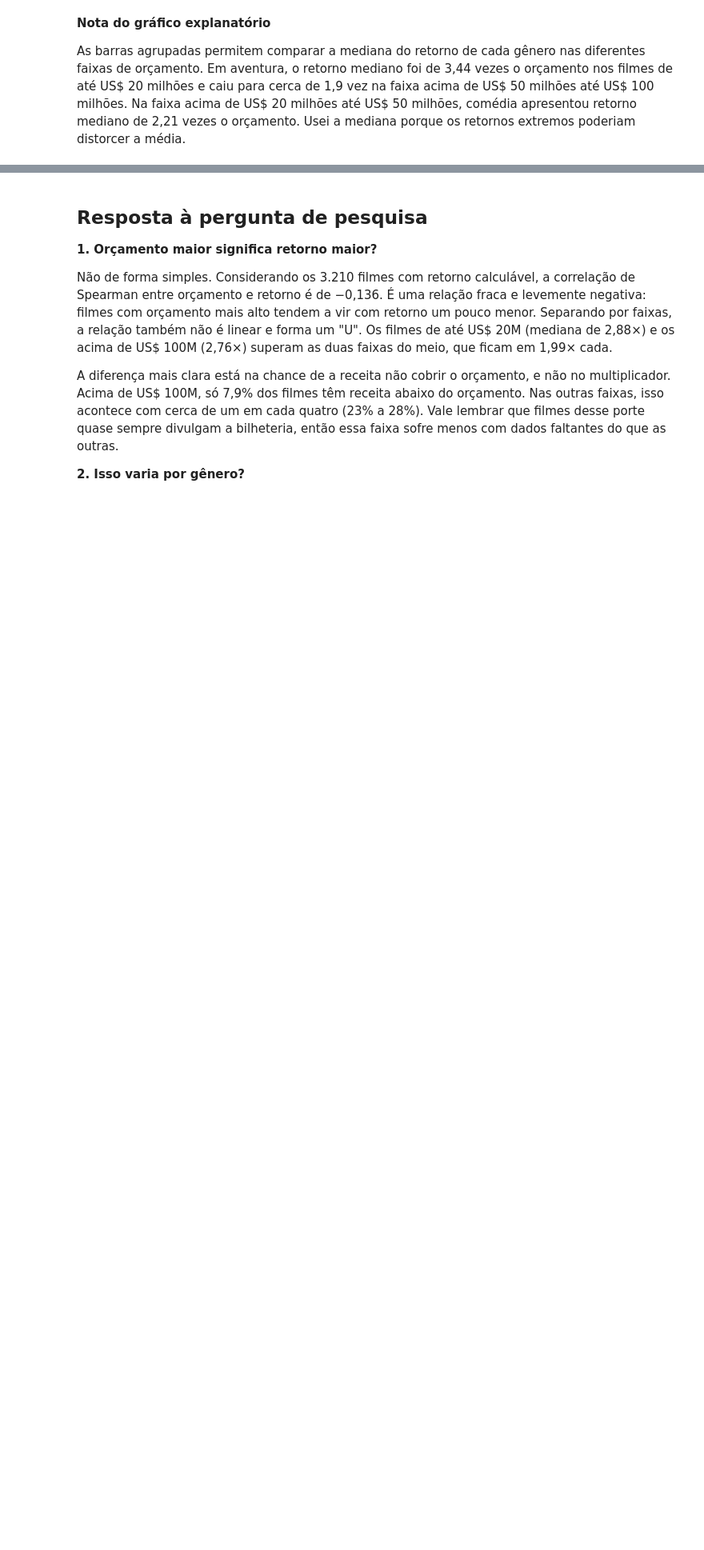
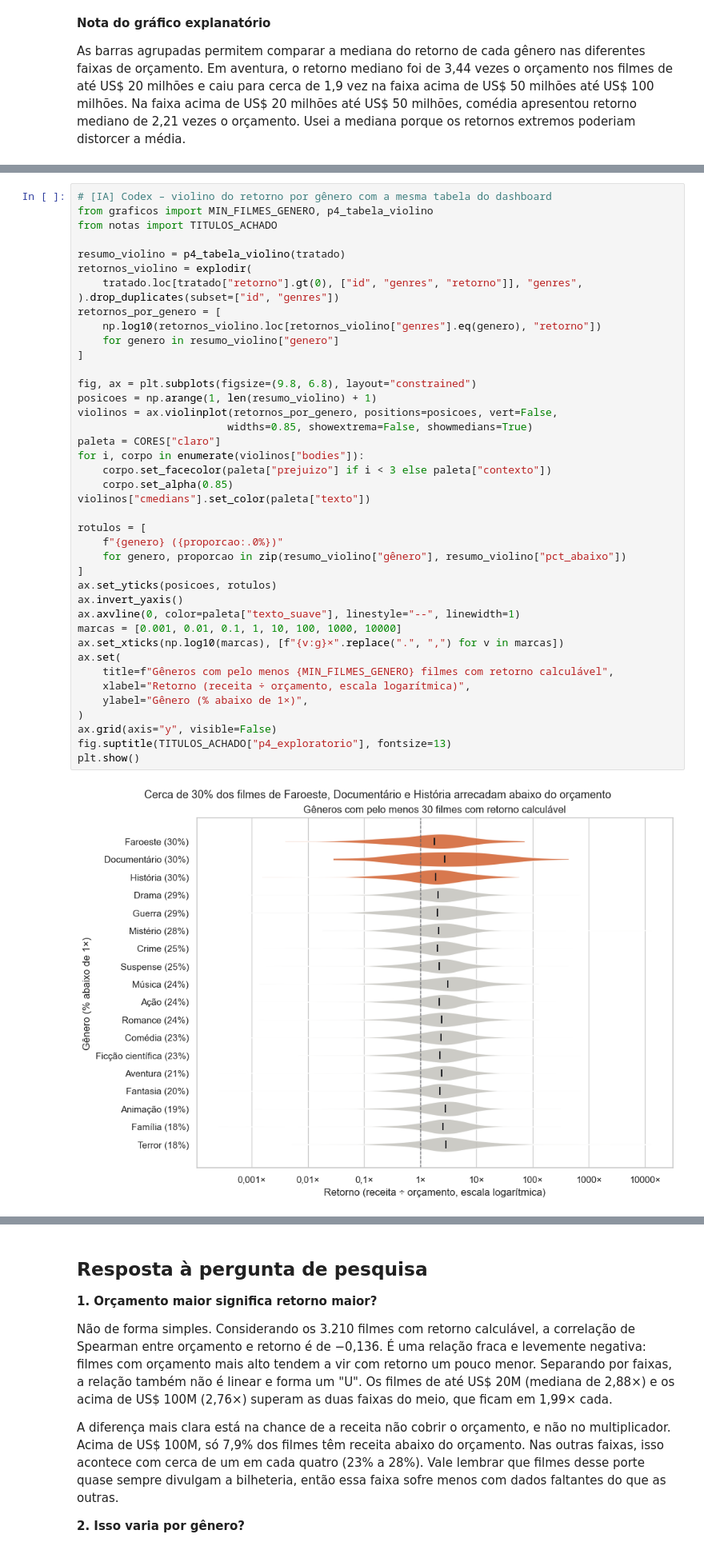
Before and after one commit to raulferraz85/Projeto-AVD, a Jupyter notebook: src/parte_especifica/eda.ipynb, the cells around one changed output, grey strips where cells are left out. Shown at 80% size. Cells and saved outputs as stored; diff of their text form; blank space fills up the shorter version.

```diff
--- a/src/parte_especifica/eda.ipynb
+++ b/src/parte_especifica/eda.ipynb
@@ -963,0 +966,43 @@ As barras agrupadas permitem comparar a mediana do retorno de cada gênero nas d
+# %%
+# [IA] Codex – violino do retorno por gênero com a mesma tabela do dashboard
+from graficos import MIN_FILMES_GENERO, p4_tabela_violino
+from notas import TITULOS_ACHADO
+
+resumo_violino = p4_tabela_violino(tratado)
+retornos_violino = explodir(
+    tratado.loc[tratado["retorno"].gt(0), ["id", "genres", "retorno"]], "genres",
+).drop_duplicates(subset=["id", "genres"])
+retornos_por_genero = [
+    np.log10(retornos_violino.loc[retornos_violino["genres"].eq(genero), "retorno"])
+    for genero in resumo_violino["genero"]
+]
+
+fig, ax = plt.subplots(figsize=(9.8, 6.8), layout="constrained")
+posicoes = np.arange(1, len(resumo_violino) + 1)
+violinos = ax.violinplot(retornos_por_genero, positions=posicoes, vert=False,
+                        widths=0.85, showextrema=False, showmedians=True)
+paleta = CORES["claro"]
+for i, corpo in enumerate(violinos["bodies"]):
+    corpo.set_facecolor(paleta["prejuizo"] if i < 3 else paleta["contexto"])
+    corpo.set_alpha(0.85)
+violinos["cmedians"].set_color(paleta["texto"])
+
+rotulos = [
+    f"{genero} ({proporcao:.0%})"
+    for genero, proporcao in zip(resumo_violino["gênero"], resumo_violino["pct_abaixo"])
+]
+ax.set_yticks(posicoes, rotulos)
+ax.invert_yaxis()
+ax.axvline(0, color=paleta["texto_suave"], linestyle="--", linewidth=1)
+marcas = [0.001, 0.01, 0.1, 1, 10, 100, 1000, 10000]
+ax.set_xticks(np.log10(marcas), [f"{v:g}×".replace(".", ",") for v in marcas])
+ax.set(
+    title=f"Gêneros com pelo menos {MIN_FILMES_GENERO} filmes com retorno calculável",
+    xlabel="Retorno (receita ÷ orçamento, escala logarítmica)",
+    ylabel="Gênero (% abaixo de 1×)",
+)
+ax.grid(axis="y", visible=False)
+fig.suptitle(TITULOS_ACHADO["p4_exploratorio"], fontsize=13)
+plt.show()
+# %% [output]
+[figure, added]
```
Also changed, not shown: parts of 2 cells of this notebook, 7 other files.
